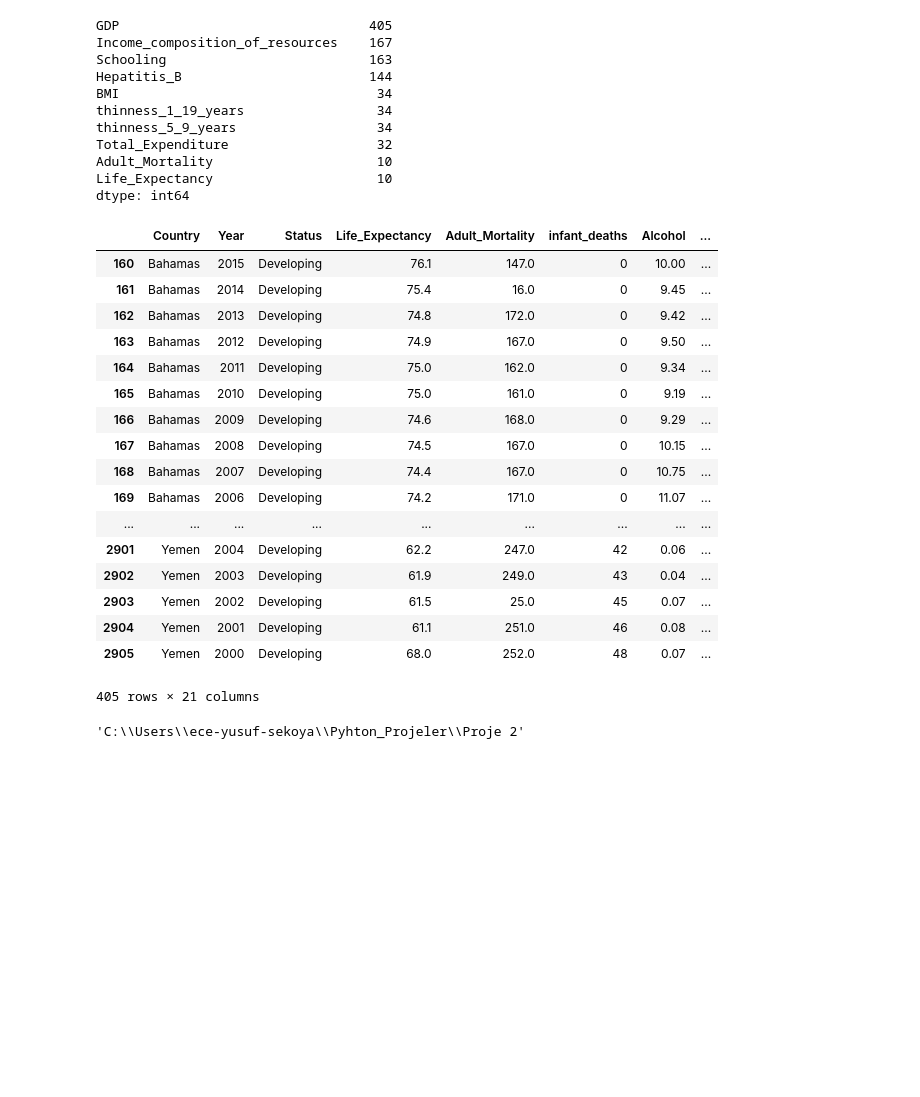
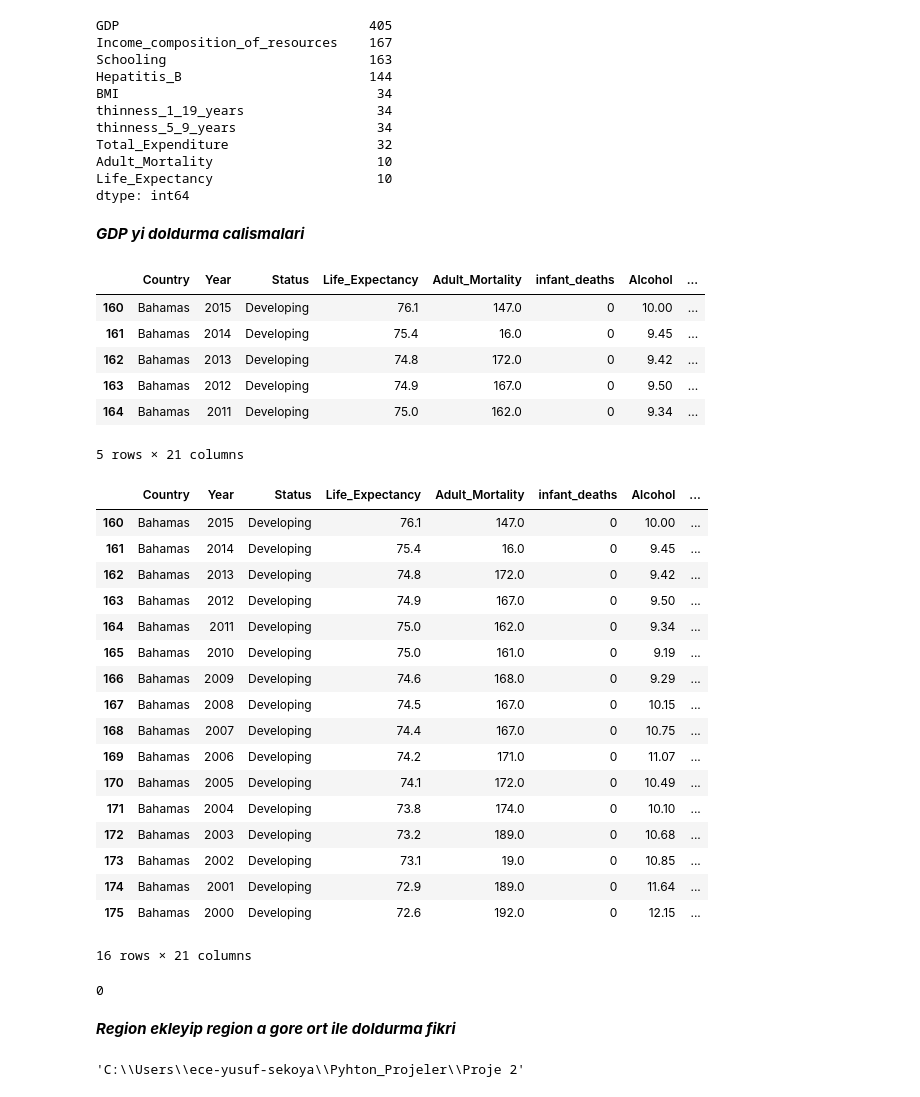
Before and after one commit to EceDolen/Proje-2-, a Jupyter notebook: proje 2 LifeExpectancyData-Copy1.ipynb, the cells around one changed output. Cells and saved outputs as stored; diff of their text form; code cells hidden in the pictures; blank space fills up the shorter version.

```diff
--- a/proje 2 LifeExpectancyData-Copy1.ipynb
+++ b/proje 2 LifeExpectancyData-Copy1.ipynb
@@ -510,5 +510,3 @@ df_round.head()
-# %%
-df_round.drop('South Sudan',inplace = True, axis=1)
 # %%
 fill_list2 = df_round.isnull().sum()
 # %%
@@ -525,26 +523,17 @@ Total_Expenditure                   32
 Adult_Mortality                     10
 Life_Expectancy                     10
 dtype: int64
+# %% [markdown]
+***GDP yi doldurma calismalari***
 # %%
 df_round['GDP'].fillna(df_round.groupby(df_round.Country)['GDP'].transform("mean"), inplace=True)
 # %%
-df_round[df_round.GDP.isnull()]
+df_round[df_round.GDP.isnull()].head()
 # %% [output]
 |  | Country | Year | Status | Life_Expectancy | Adult_Mortality | infant_deaths | Alcohol | ... |
 | 160 | Bahamas | 2015 | Developing | 76.1 | 147.0 | 0 | 10.00 | ... |
 | 161 | Bahamas | 2014 | Developing | 75.4 | 16.0 | 0 | 9.45 | ... |
 | 162 | Bahamas | 2013 | Developing | 74.8 | 172.0 | 0 | 9.42 | ... |
 | 163 | Bahamas | 2012 | Developing | 74.9 | 167.0 | 0 | 9.50 | ... |
 | 164 | Bahamas | 2011 | Developing | 75.0 | 162.0 | 0 | 9.34 | ... |
-| 165 | Bahamas | 2010 | Developing | 75.0 | 161.0 | 0 | 9.19 | ... |
-| 166 | Bahamas | 2009 | Developing | 74.6 | 168.0 | 0 | 9.29 | ... |
-| 167 | Bahamas | 2008 | Developing | 74.5 | 167.0 | 0 | 10.15 | ... |
-| 168 | Bahamas | 2007 | Developing | 74.4 | 167.0 | 0 | 10.75 | ... |
-| 169 | Bahamas | 2006 | Developing | 74.2 | 171.0 | 0 | 11.07 | ... |
-| ... | ... | ... | ... | ... | ... | ... | ... | ... |
-| 2901 | Yemen | 2004 | Developing | 62.2 | 247.0 | 42 | 0.06 | ... |
-| 2902 | Yemen | 2003 | Developing | 61.9 | 249.0 | 43 | 0.04 | ... |
-| 2903 | Yemen | 2002 | Developing | 61.5 | 25.0 | 45 | 0.07 | ... |
-| 2904 | Yemen | 2001 | Developing | 61.1 | 251.0 | 46 | 0.08 | ... |
-| 2905 | Yemen | 2000 | Developing | 68.0 | 252.0 | 48 | 0.07 | ... |
-405 rows × 21 columns
+5 rows × 21 columns
@@ -556,3 +542,30 @@ for col in fill_list2:
+# %%
+df_round[df_round.Country == 'Bahamas']
+# %% [output]
+|  | Country | Year | Status | Life_Expectancy | Adult_Mortality | infant_deaths | Alcohol | ... |
+| 160 | Bahamas | 2015 | Developing | 76.1 | 147.0 | 0 | 10.00 | ... |
+| 161 | Bahamas | 2014 | Developing | 75.4 | 16.0 | 0 | 9.45 | ... |
+| 162 | Bahamas | 2013 | Developing | 74.8 | 172.0 | 0 | 9.42 | ... |
+| 163 | Bahamas | 2012 | Developing | 74.9 | 167.0 | 0 | 9.50 | ... |
+| 164 | Bahamas | 2011 | Developing | 75.0 | 162.0 | 0 | 9.34 | ... |
+| 165 | Bahamas | 2010 | Developing | 75.0 | 161.0 | 0 | 9.19 | ... |
+| 166 | Bahamas | 2009 | Developing | 74.6 | 168.0 | 0 | 9.29 | ... |
+| 167 | Bahamas | 2008 | Developing | 74.5 | 167.0 | 0 | 10.15 | ... |
+| 168 | Bahamas | 2007 | Developing | 74.4 | 167.0 | 0 | 10.75 | ... |
+| 169 | Bahamas | 2006 | Developing | 74.2 | 171.0 | 0 | 11.07 | ... |
+| 170 | Bahamas | 2005 | Developing | 74.1 | 172.0 | 0 | 10.49 | ... |
+| 171 | Bahamas | 2004 | Developing | 73.8 | 174.0 | 0 | 10.10 | ... |
+| 172 | Bahamas | 2003 | Developing | 73.2 | 189.0 | 0 | 10.68 | ... |
+| 173 | Bahamas | 2002 | Developing | 73.1 | 19.0 | 0 | 10.85 | ... |
+| 174 | Bahamas | 2001 | Developing | 72.9 | 189.0 | 0 | 11.64 | ... |
+| 175 | Bahamas | 2000 | Developing | 72.6 | 192.0 | 0 | 12.15 | ... |
+16 rows × 21 columns
+# %%
+df_round.GDP.isnull().sum()
+# %% [output]
+0
+# %% [markdown]
+***Region ekleyip region a gore ort ile doldurma fikri***
 # %%
 import os
 os.getcwd()
```
Also changed, not shown: parts of 9 cells of this notebook.
